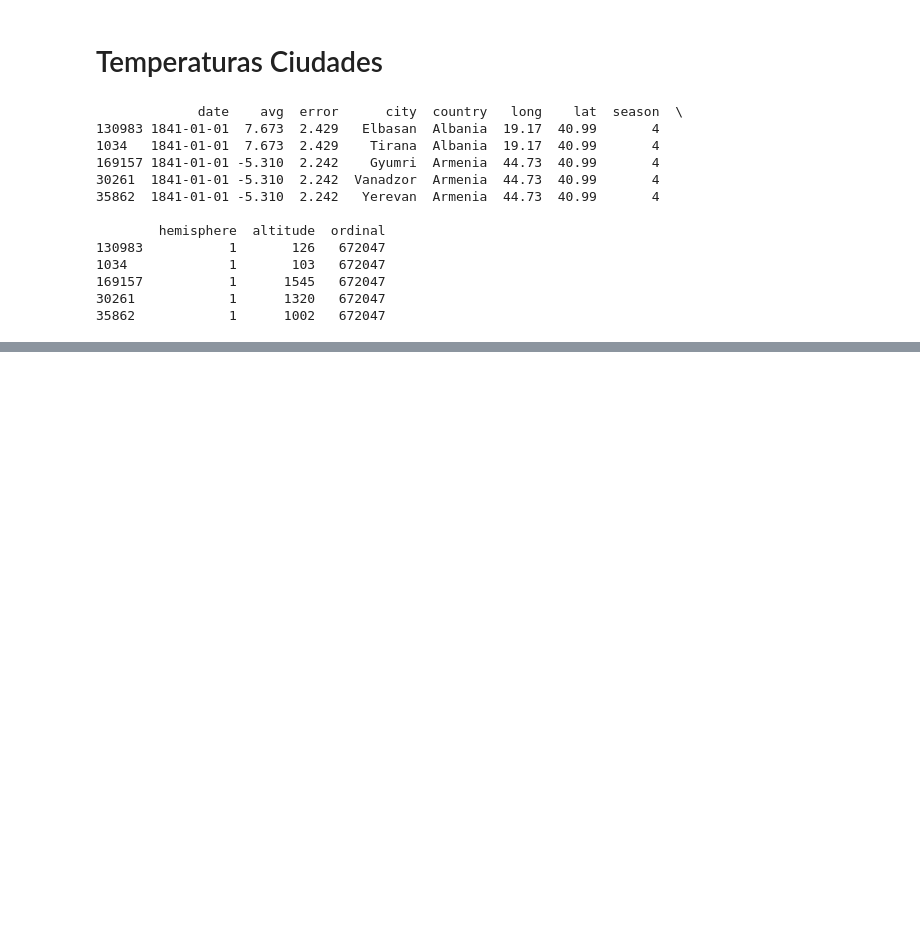
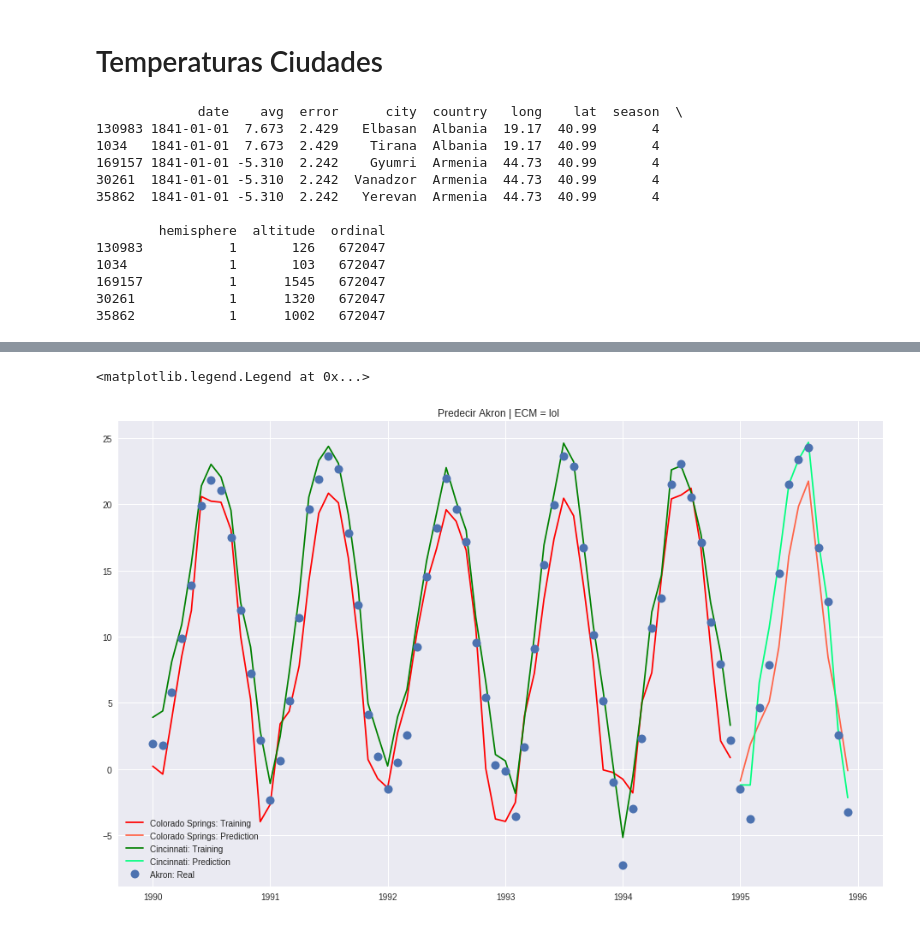
Before and after one commit to smcsicardi/metnum-tp3, a Jupyter notebook: temperaturas ciudades.ipynb, the cells around one changed output, grey strips where cells are left out. Cells and saved outputs as stored; diff of their text form; code cells hidden in the pictures; blank space fills up the shorter version.

```diff
--- a/temperaturas ciudades.ipynb
+++ b/temperaturas ciudades.ipynb
@@ -214,0 +216,32 @@ plt.legend()
+# %%
+gUsa = pd.DataFrame(groupByCountries.get_group('United States'))
+#print(gUsa.head())
+
+cities = list(set(gUsa['city']))
+#print(cities)
+
+# Tomo cities[0] y cities[1] con ellas intento predecir cities[2]
+city = cities[2]
+ciudadesData = [cities[0], cities[1]]
+yrAndQttyTraining = [1990,5]
+yrAndQttyPred = [1995,1]
+varList = ['ordinal', 'avg']
+funcion = lambda x: [x[0], x[1], 1]
+
+funCML,dicXsT,ysT,fechasT,dicResT,dicXsP,ysP,fechasP,dicResP = foo(city, ciudadesData, yrAndQttyTraining, yrAndQttyPred, varList, funcion)
+
+
+#imprimo
+plt.plot(fechasT, dicResT[ciudadesData[0]], 'r', label=ciudadesData[0]+': Training', color='red')
+plt.plot(fechasP, dicResP[ciudadesData[0]], 'r', label=ciudadesData[0]+': Prediction', color='tomato')
+
+plt.plot(fechasT, dicResT[ciudadesData[1]], 'r', label=ciudadesData[1]+': Training', color='green')
+plt.plot(fechasP, dicResP[ciudadesData[1]], 'r', label=ciudadesData[1]+': Prediction', color='springgreen')
+
+plt.plot(fechasT+fechasP, ysT+ysP, 'o', label=city+': Real', markersize=10)
+
+plt.title('{} | ECM = {} '.format("Predecir "+ city, 'lol') )
+plt.legend()
+# %% [output]
+<matplotlib.legend.Legend at 0x...>
+[figure, added]
```
Also changed, not shown: parts of 7 cells of this notebook, 1 other file.
